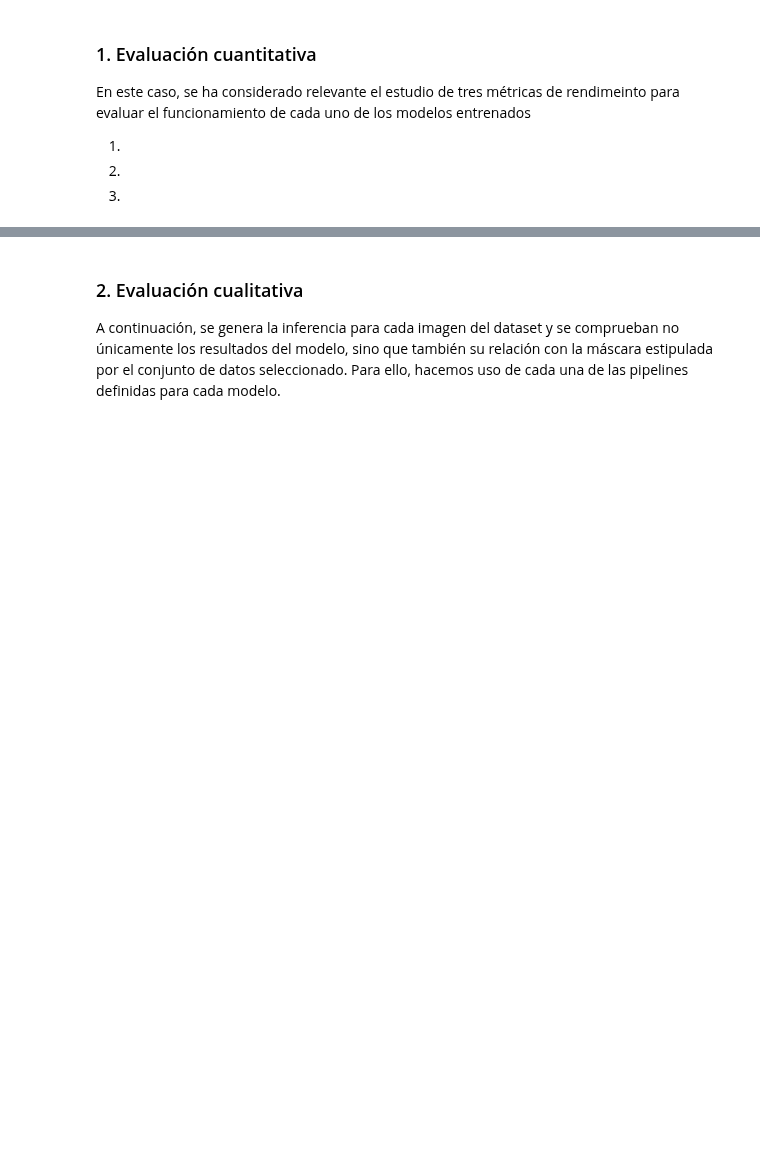
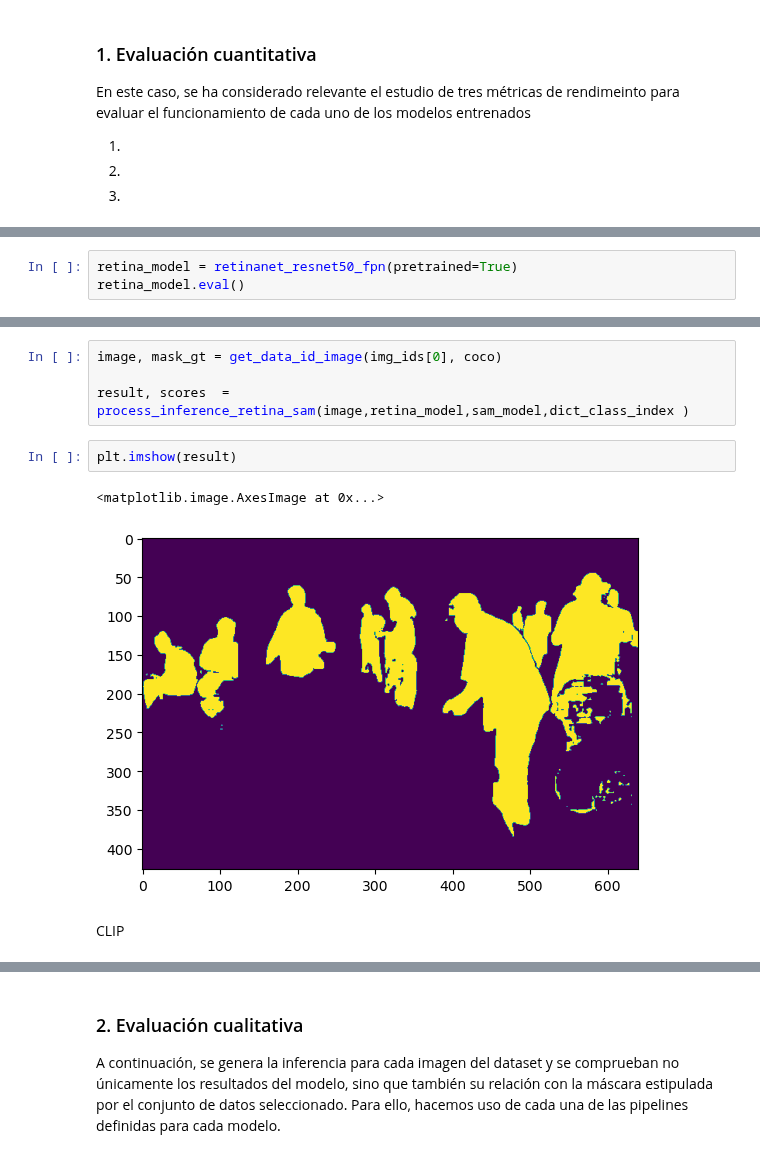
Before and after one commit to rucasca/TFM, a Jupyter notebook: src/results_evaluation.ipynb, the cells around one changed output, grey strips where cells are left out. Saved outputs shown, nothing was run; the diff lists cells and outputs as text; blank space fills up the shorter version.

```diff
--- a/src/results_evaluation.ipynb
+++ b/src/results_evaluation.ipynb
@@ -41,0 +236,3 @@ En este caso, se ha considerado relevante el estudio de tres métricas de rendim
+# %%
+retina_model = retinanet_resnet50_fpn(pretrained=True)
+retina_model.eval()
@@ -41,0 +408,11 @@ En este caso, se ha considerado relevante el estudio de tres métricas de rendim
+# %%
+image, mask_gt = get_data_id_image(img_ids[0], coco)
+
+result, scores  = process_inference_retina_sam(image,retina_model,sam_model,dict_class_index )
+# %%
+plt.imshow(result)
+# %% [output]
+<matplotlib.image.AxesImage at 0x...>
+[figure, added]
+# %% [markdown]
+CLIP
```
Also changed, not shown: parts of 37 cells of this notebook, 2 other files.
